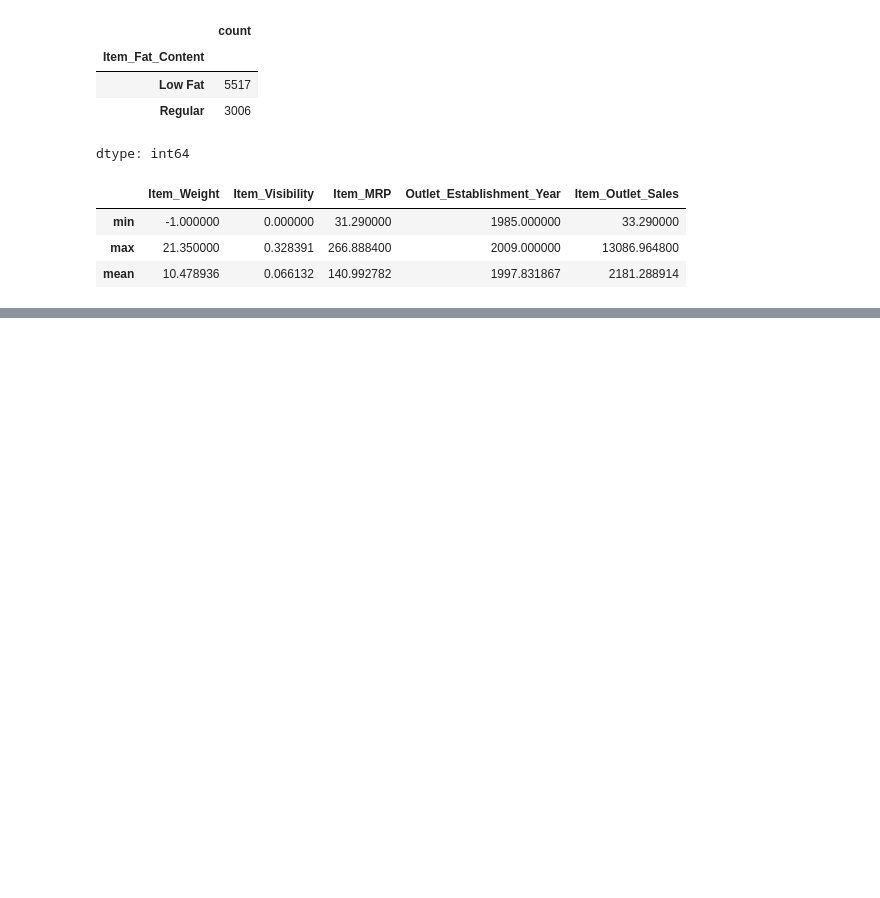
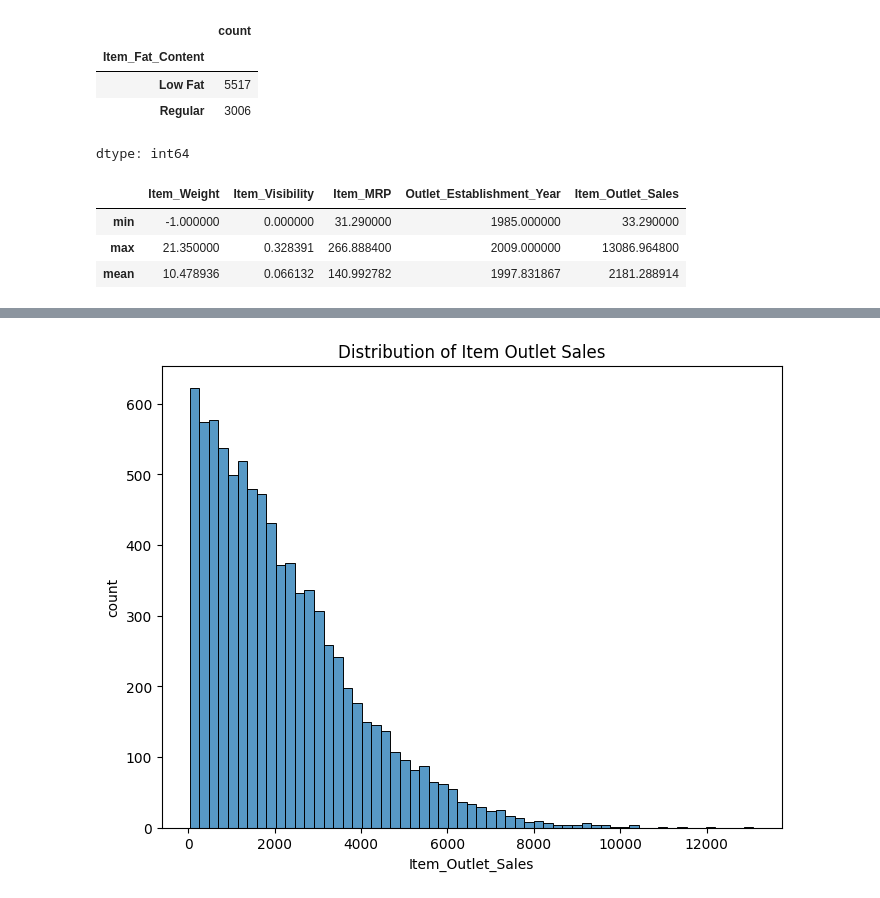
Before and after one commit to Shojaiaa/Prediction-of-Product-Sales, a Jupyter notebook: project_1_ipynb.ipynb, the cells around one changed output, grey strips where cells are left out. Saved outputs shown, nothing was run; the diff lists cells and outputs as text; code cells hidden in the pictures; blank space fills up the shorter version.

```diff
--- a/project_1_ipynb.ipynb
+++ b/project_1_ipynb.ipynb
@@ -146,3 +146,10 @@ Grocery Store        1083
 Supermarket Type3     935
 Supermarket Type2     928
 Name: count, dtype: int64
+# %%
+# Fix inconsistent values in Item_Fat_Content
+df['Item_Fat_Content'] = df['Item_Fat_Content'].replace({
+    'LF': 'Low Fat',
+    'low fat': 'Low Fat',
+    'reg': 'Regular',
+})
@@ -170,0 +208,12 @@ df.select_dtypes(include=['number']).agg(['min', 'max', 'mean'])
+# %%
+# Histogram to view the distribution of Item Outlet Sales
+plt.figure(figsize=(8, 6))
+
+sns.histplot(data=df, x= 'Item_Outlet_Sales', bins= 'auto')
+plt.title('Distribution of Item Outlet Sales')
+plt.xlabel('Item_Outlet_Sales')
+plt.ylabel('count')
+
+plt.show()
+# %% [output]
+[figure, added]
```
Also changed, not shown: parts of 15 cells of this notebook.
